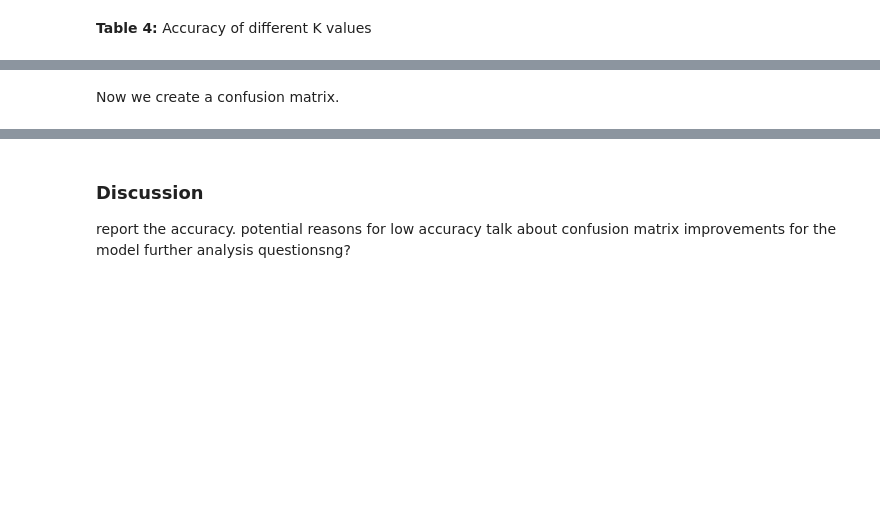
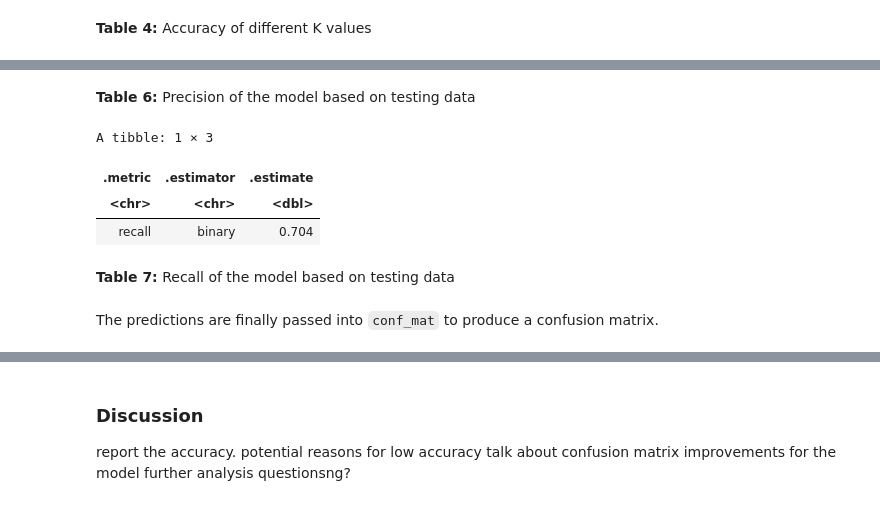
Before and after one commit to egreenall1/dsci100_group_project, a Jupyter notebook: final_group_project.ipynb, the cells around one changed output, grey strips where cells are left out. Saved outputs shown, nothing was run; the diff lists cells and outputs as text; code cells hidden in the pictures; blank space fills up the shorter version.

```diff
--- a/final_group_project.ipynb
+++ b/final_group_project.ipynb
@@ -267,5 +314,17 @@ A tibble: 1 × 3
+# %% [markdown]
+**Table 6:** Precision of the model based on testing data
+# %%
+smoking_predictions |>
+    recall(truth = smoking, estimate = .pred_class, event_level="first")
+# %% [output]
+A tibble: 1 × 3
+| .metric | .estimator | .estimate |
+| <chr> | <chr> | <dbl> |
+| recall | binary | 0.704 |
+# %% [markdown]
+**Table 7:** Recall of the model based on testing data
 # %% [markdown]
-Now we create a confusion matrix.
+The predictions are finally passed into `conf_mat` to produce a confusion matrix.
 # %%
 #making a confusion matrix
 smoking_conf_mat <- smoking_predictions |>
```
Also changed, not shown: parts of 35 cells of this notebook.
